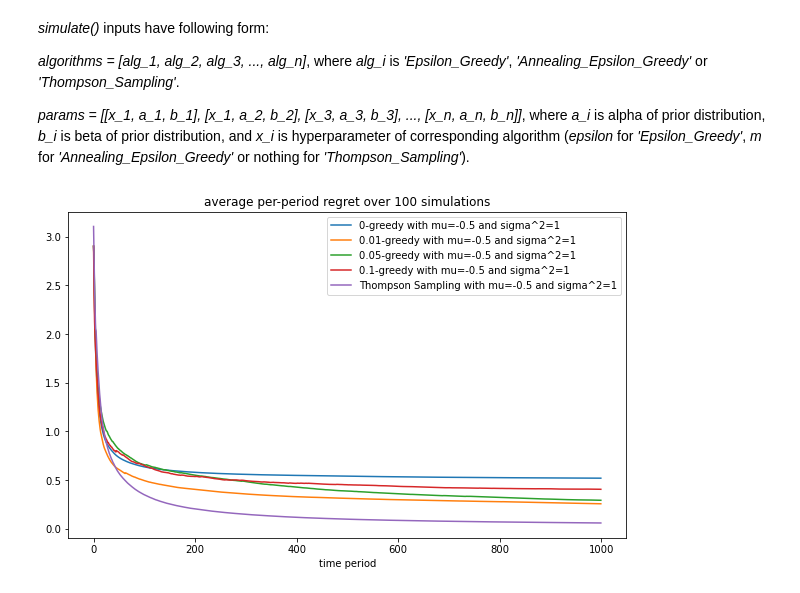
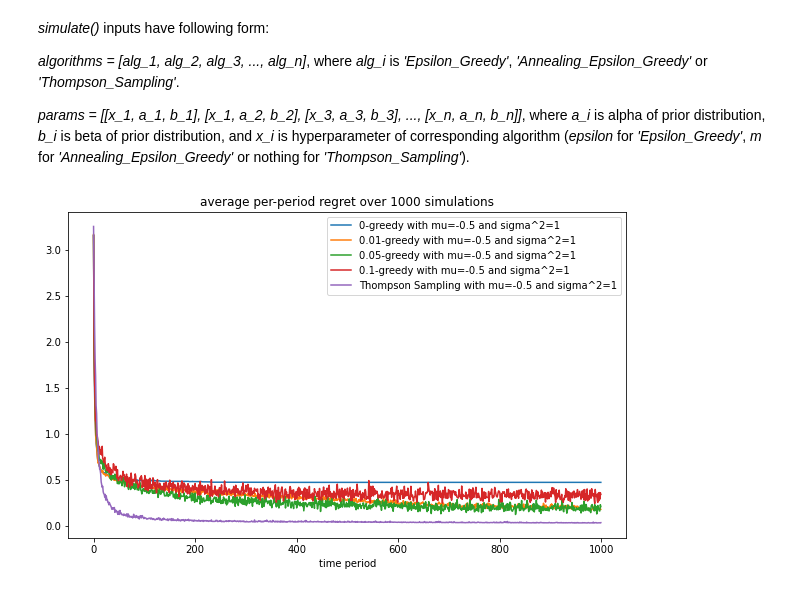
Before and after one commit to Sleepon1805/Thompson-Sampling, a Jupyter notebook: TS_ShortestPath.ipynb, the cells around one changed output. Drawn from its saved outputs; the diff is of its cells as text; code cells hidden in the pictures.

```diff
--- a/TS_ShortestPath.ipynb
+++ b/TS_ShortestPath.ipynb
@@ -103,5 +103,6 @@ def per_period_regret(G, chosen_paths):
     regret = np.zeros(len(chosen_paths))
     for i in range(len(chosen_paths)):
         regret[i] = nx.path_weight(G, chosen_paths[i], "theta") - nx.shortest_path_length(G, (0,0), (K//2,K//2), weight="theta")
-    return [np.mean(regret[:i+1]) for i in range(len(chosen_paths))]
+    # return [np.mean(regret[:i+1]) for i in range(len(chosen_paths))]
+    return regret
 # %%
@@ -119,11 +121,11 @@ def plot_regrets(alg_paths_dict, G):
     plt.show()
 # %%
 %%time
-G = createBinomialBridge()
-plotBinomialBridge(G)
+G = create_binomial_bridge()
+plot_binomial_bridge(G)
 print(f'Red edges are the shortest path from Start=(0,0) to End=({K//2}, {K//2})')
 
-EG_paths = Epsilon_Greedy(G, 0)
-TS_paths = Thompson_Sampling(G)
+EG_paths = epsilon_greedy(G, 0.1)
+TS_paths = thompson_sampling(G)
 # %% [output]
 Red edges are the shortest path from Start=(0,0) to End=(3, 3)
@@ -139,6 +142,6 @@ plot_regrets(alg_paths_dict, G)
 # %%
-#plot per-period regret (average over many simulations)
-def plot_avg_per_period_regret(alg_regret_dict):
+#plot per-period regret (mean over many simulations)
+def plot_mean_per_period_regret(alg_regret_dict):
     fig, ax = plt.subplots()
 
     for algorithm in alg_regret_dict:
@@ -154,25 +157,25 @@ def plot_avg_per_period_regret(alg_regret_dict):
 #simulate a bunch of algorithms
 def simulate(algorithms, params, num_simulations=num_simulations):
     paths = []
-    avg_per_period_regret = []
+    regrets = []
     names = []
     for j in range(len(algorithms)):
         paths.append([])
-        avg_per_period_regret.append([])
+        regrets.append([])
 
     for i in range(num_simulations):
-        G = createBinomialBridge()
+        G = create_binomial_bridge()
 
         for j in range(len(algorithms)):
             if algorithms[j] == 'Epsilon_Greedy':
-                paths[j].append(Epsilon_Greedy(G, epsilon=params[j][0], mu_0=params[j][1], sigma2_0=params[j][2]))
+                paths[j].append(epsilon_greedy(G, epsilon=params[j][0], mu_0=params[j][1], sigma2_0=params[j][2]))
                 names.append(f'{params[j][0]}-greedy with mu={params[j][1]} and sigma^2={params[j][2]}')
             elif algorithms[j] == 'Thompson_Sampling':
-                paths[j].append(Thompson_Sampling(G, mu_0=params[j][0], sigma2_0=params[j][1]))
+                paths[j].append(thompson_sampling(G, mu_0=params[j][0], sigma2_0=params[j][1]))
                 names.append(f'Thompson Sampling with mu={params[j][0]} and sigma^2={params[j][1]}')
-            avg_per_period_regret[j].append(per_period_regret(G, paths[j][i]))
+            regrets[j].append(per_period_regret(G, paths[j][i]))
 
-    alg_regret_dict = {names[j] : avg_per_period_regret[j] for j in range(len(algorithms))}
+    alg_regret_dict = {names[j] : regrets[j] for j in range(len(algorithms))}
     return alg_regret_dict
 # %% [markdown]
 *simulate()* inputs have following form:
@@ -183,8 +186,8 @@ def simulate(algorithms, params, num_simulations=num_simulations):
 # %%
 %%time
 alg_regret_dict = simulate(['Epsilon_Greedy', 'Epsilon_Greedy', 'Epsilon_Greedy', 'Epsilon_Greedy', 'Thompson_Sampling'],
-                           [[0, -0.5,1], [0.01, -0.5,1], [0.05, -0.5,1], [0.1, -0.5,1], [-0.5,1]],
-                           num_simulations=100)
-plot_avg_per_period_regret(alg_regret_dict)
+                           [[0, -0.5, 1], [0.01, -0.5, 1], [0.05, -0.5, 1], [0.1, -0.5, 1], [-0.5, 1]],
+                           num_simulations=1000)
+plot_mean_per_period_regret(alg_regret_dict)
 # %% [output]
-[figure, old version]
+[figure, new version]
```
Also changed, not shown: parts of 9 cells of this notebook, 5 other files.
